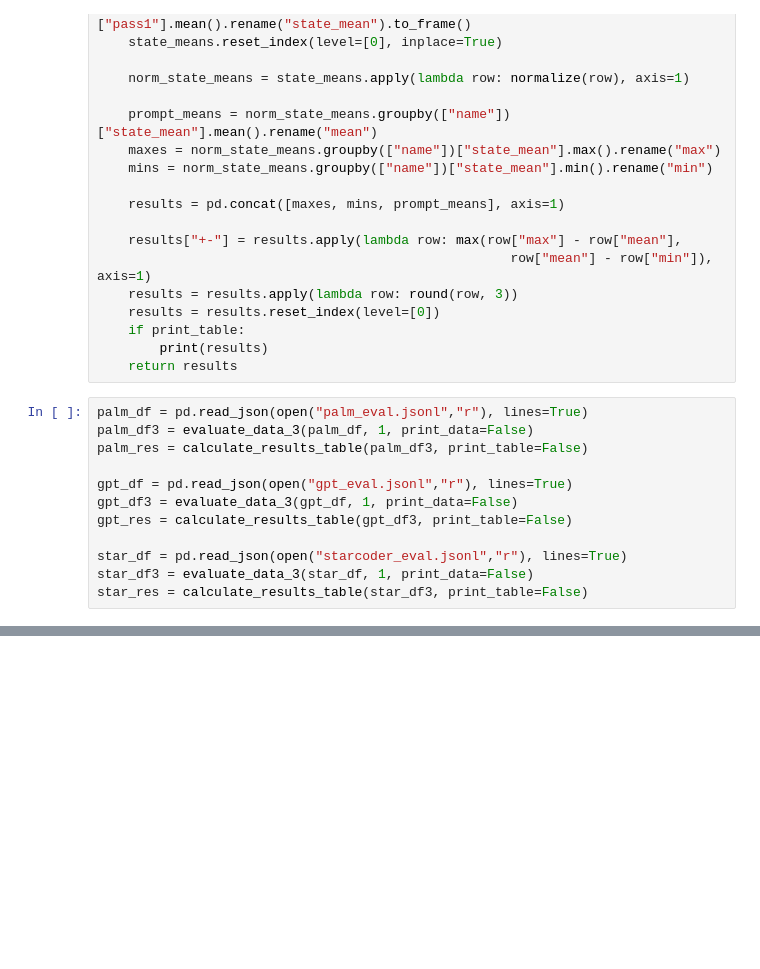
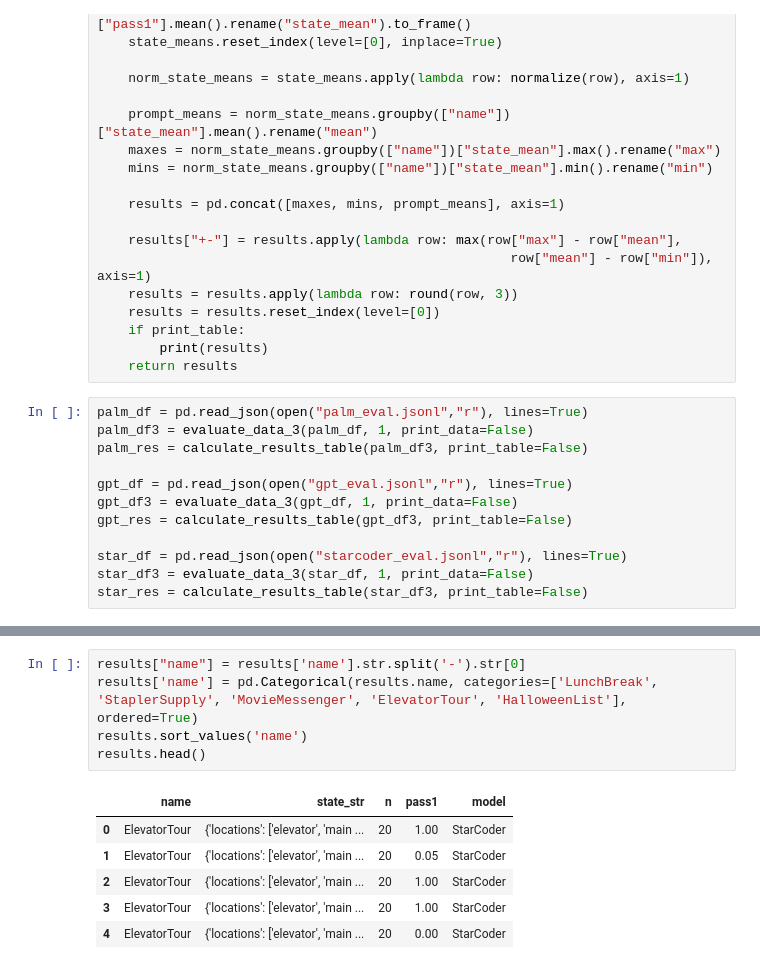
Before and after one commit to ut-amrl/codebotler, a Jupyter notebook: code_generation/eval_test/plot_figure2.ipynb, the cells around one changed output, grey strips where cells are left out. Saved outputs shown, nothing was run; the diff lists cells and outputs as text; blank space fills up the shorter version.

```diff
--- a/code_generation/eval_test/plot_figure2.ipynb
+++ b/code_generation/eval_test/plot_figure2.ipynb
@@ -68,0 +96,12 @@ star_res = calculate_results_table(star_df3, print_table=False)
+# %%
+results["name"] = results['name'].str.split('-').str[0]
+results['name'] = pd.Categorical(results.name, categories=['LunchBreak', 'StaplerSupply', 'MovieMessenger', 'ElevatorTour', 'HalloweenList'], ordered=True)
+results.sort_values('name')
+results.head()
+# %% [output]
+|  | name | state_str | n | pass1 | model |
+| 0 | ElevatorTour | {'locations': ['elevator', 'main ... | 20 | 1.00 | StarCoder |
+| 1 | ElevatorTour | {'locations': ['elevator', 'main ... | 20 | 0.05 | StarCoder |
+| 2 | ElevatorTour | {'locations': ['elevator', 'main ... | 20 | 1.00 | StarCoder |
+| 3 | ElevatorTour | {'locations': ['elevator', 'main ... | 20 | 1.00 | StarCoder |
+| 4 | ElevatorTour | {'locations': ['elevator', 'main ... | 20 | 0.00 | StarCoder |
```
Also changed, not shown: parts of 9 cells of this notebook.
